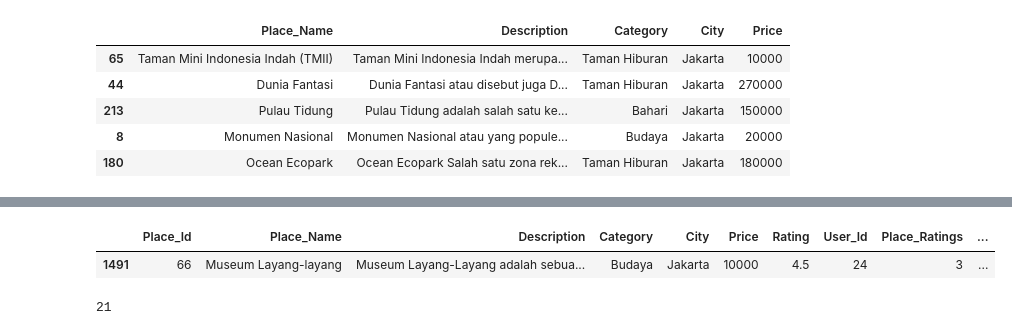
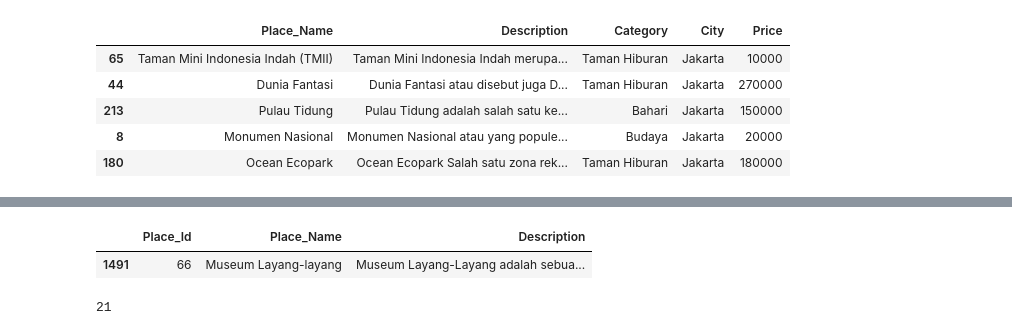
Before and after one commit to LingAdeu/hybrid-recommendation-system, a Jupyter notebook: notebook/notebook.ipynb, the cells around one changed output, grey strips where cells are left out. Saved outputs shown, nothing was run; the diff lists cells and outputs as text; code cells hidden in the pictures.

```diff
--- a/notebook/ContentFiltering.ipynb
+++ b/notebook/notebook.ipynb
@@ -598,8 +607,9 @@ get_hybrid_recommendations(66, content_based_sim, collab_sim, alpha=0.5)
 # %%
-merged_df[merged_df['Place_Id'] == 66].drop_duplicates(subset='Place_Id')
+# check place name of Place 66
+merged_df[merged_df['Place_Id'] == 66].drop_duplicates(subset='Place_Id').iloc[:, 0:3]
 # %% [output]
-|  | Place_Id | Place_Name | Description | Category | City | Price | Rating | User_Id | Place_Ratings | ... |
-| 1491 | 66 | Museum Layang-layang | Museum Layang-Layang adalah sebua... | Budaya | Jakarta | 10000 | 4.5 | 24 | 3 | ... |
+|  | Place_Id | Place_Name | Description |
+| 1491 | 66 | Museum Layang-layang | Museum Layang-Layang adalah sebua... |
 # %%
 # how many people visited this place
 len(merged_df[merged_df['Place_Id'] == 66])
```
Also changed, not shown: parts of 18 cells of this notebook, 1 other file.
